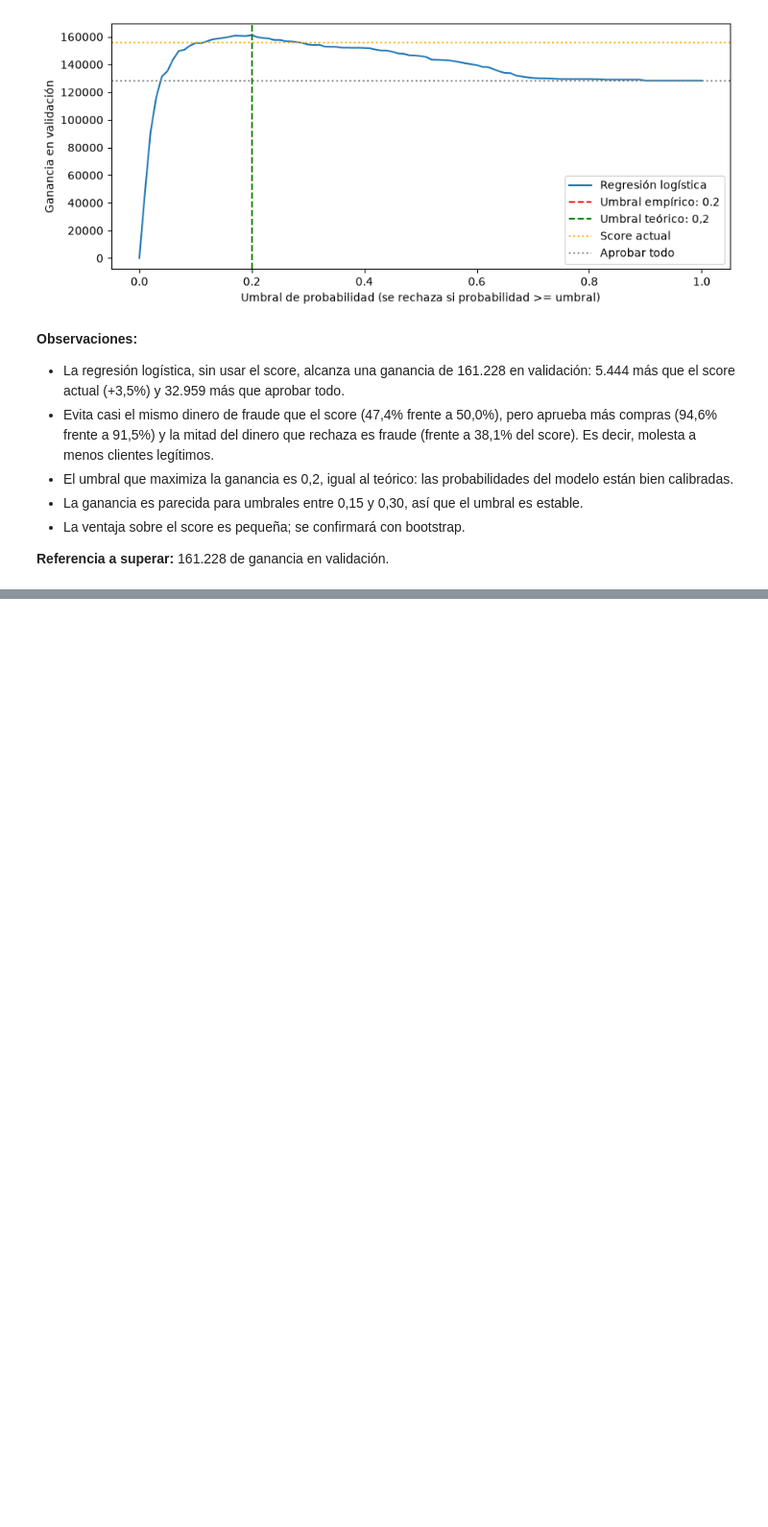
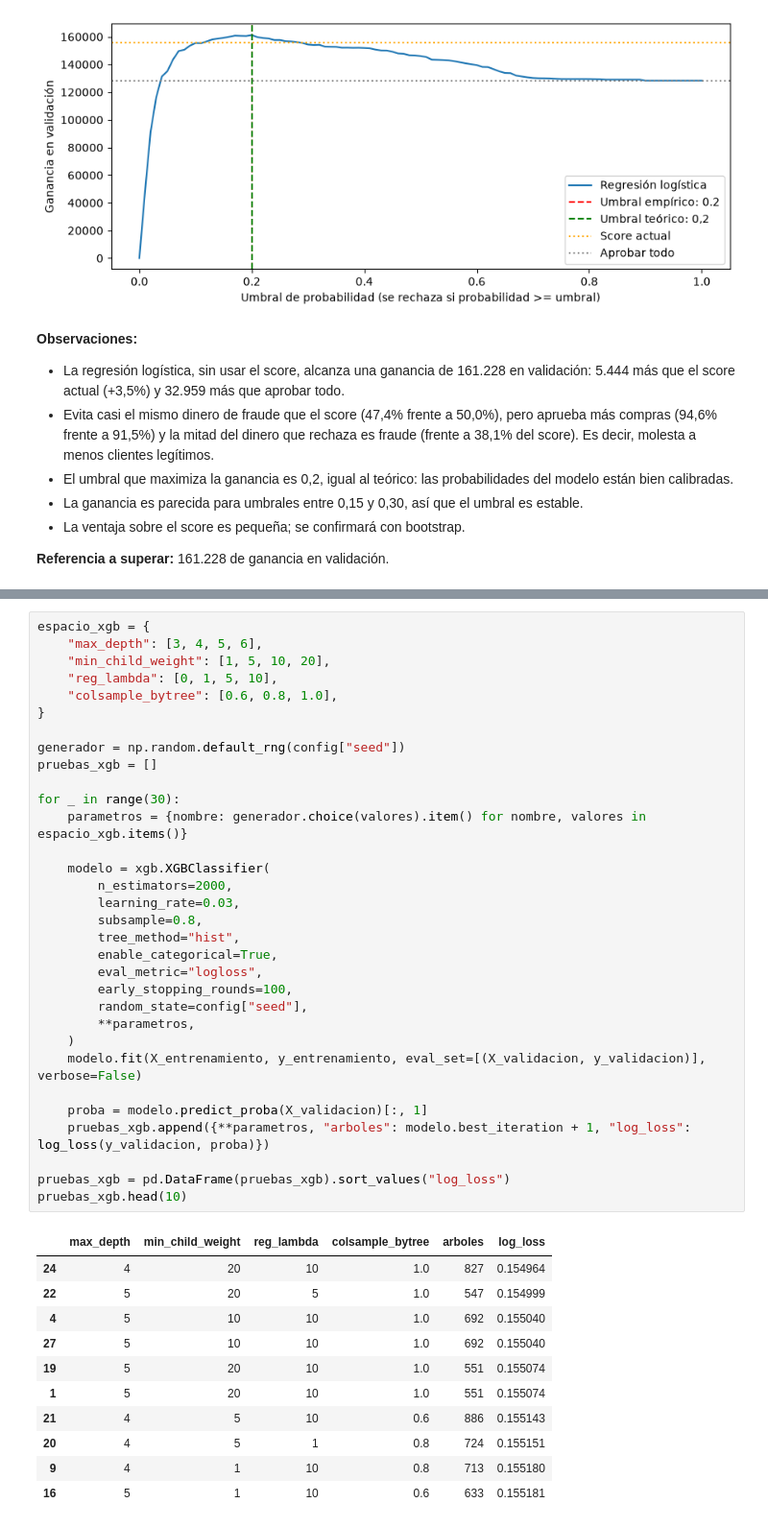
Before and after one commit to joavillalobosca25/meli-fraud-challenge, a Jupyter notebook: notebooks/03_modelado.ipynb, the cells around one changed output, grey strips where cells are left out. Shown at 96% size. Drawn from its saved outputs; the diff is of its cells as text; blank space fills up the shorter version.

```diff
--- a/notebooks/03_modelado.ipynb
+++ b/notebooks/03_modelado.ipynb
@@ -223,0 +329,44 @@ plt.show()
+# %%
+espacio_xgb = {
+    "max_depth": [3, 4, 5, 6],
+    "min_child_weight": [1, 5, 10, 20],
+    "reg_lambda": [0, 1, 5, 10],
+    "colsample_bytree": [0.6, 0.8, 1.0],
+}
+
+generador = np.random.default_rng(config["seed"])
+pruebas_xgb = []
+
+for _ in range(30):
+    parametros = {nombre: generador.choice(valores).item() for nombre, valores in espacio_xgb.items()}
+
+    modelo = xgb.XGBClassifier(
+        n_estimators=2000,
+        learning_rate=0.03,
+        subsample=0.8,
+        tree_method="hist",
+        enable_categorical=True,
+        eval_metric="logloss",
+        early_stopping_rounds=100,
+        random_state=config["seed"],
+        **parametros,
+    )
+    modelo.fit(X_entrenamiento, y_entrenamiento, eval_set=[(X_validacion, y_validacion)], verbose=False)
+
+    proba = modelo.predict_proba(X_validacion)[:, 1]
+    pruebas_xgb.append({**parametros, "arboles": modelo.best_iteration + 1, "log_loss": log_loss(y_validacion, proba)})
+
+pruebas_xgb = pd.DataFrame(pruebas_xgb).sort_values("log_loss")
+pruebas_xgb.head(10)
+# %% [output]
+|  | max_depth | min_child_weight | reg_lambda | colsample_bytree | arboles | log_loss |
+| 24 | 4 | 20 | 10 | 1.0 | 827 | 0.154964 |
+| 22 | 5 | 20 | 5 | 1.0 | 547 | 0.154999 |
+| 4 | 5 | 10 | 10 | 1.0 | 692 | 0.155040 |
+| 27 | 5 | 10 | 10 | 1.0 | 692 | 0.155040 |
+| 19 | 5 | 20 | 10 | 1.0 | 551 | 0.155074 |
+| 1 | 5 | 20 | 10 | 1.0 | 551 | 0.155074 |
+| 21 | 4 | 5 | 10 | 0.6 | 886 | 0.155143 |
+| 20 | 4 | 5 | 1 | 0.8 | 724 | 0.155151 |
+| 9 | 4 | 1 | 10 | 0.8 | 713 | 0.155180 |
+| 16 | 5 | 1 | 10 | 0.6 | 633 | 0.155181 |
```
Also changed, not shown: parts of 17 cells of this notebook, 1 other file.
